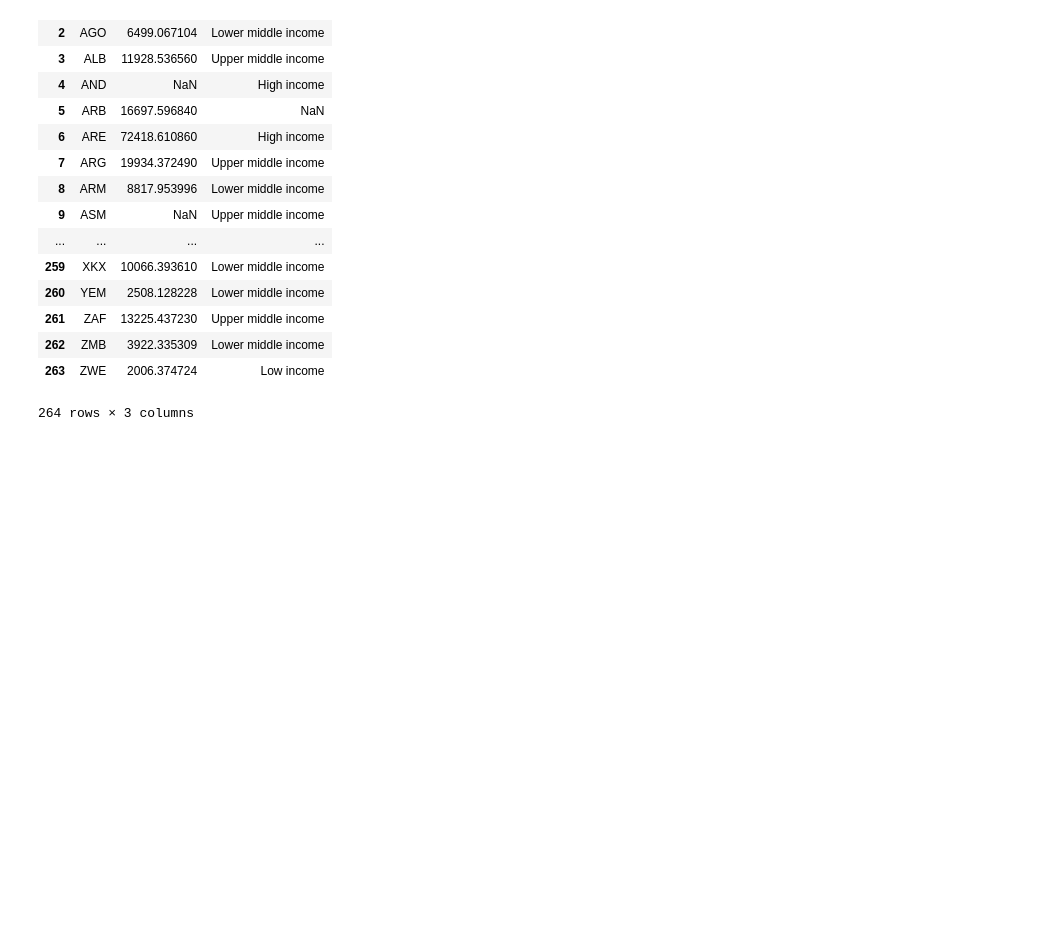
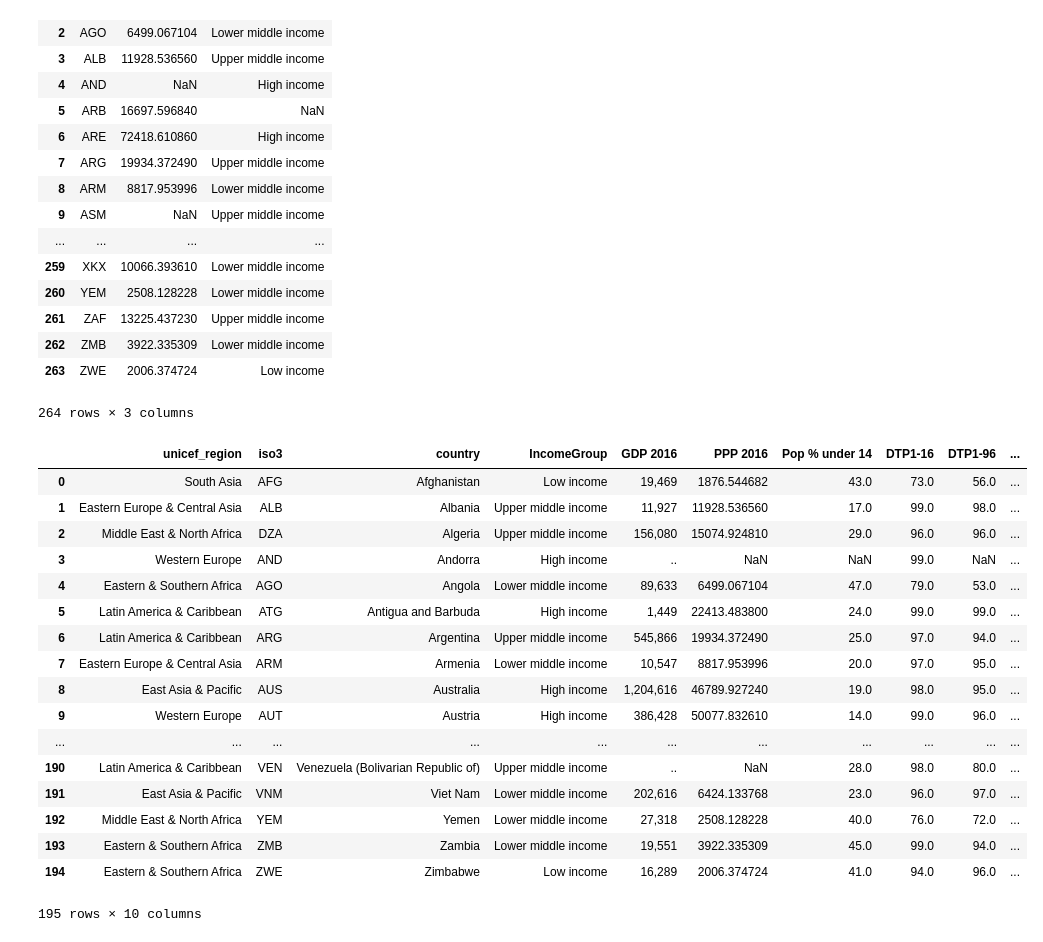
Before and after one commit to isabella232/global-immunization, a Jupyter notebook: notebooks/20170719-bm-merge.ipynb, the cells around one changed output. Saved outputs shown, nothing was run; the diff lists cells and outputs as text; code cells hidden in the pictures; blank space fills up the shorter version.

Commit message:
export final merge

```diff
--- a/notebooks/20170719-bm-merge.ipynb
+++ b/notebooks/20170719-bm-merge.ipynb
@@ -117,3 +117,24 @@ cols = ['unicef_region','iso3','country','IncomeGroup','GDP 2016','PPP 2016','Po
 df_finalMergeClean = df_finalMergeClean[cols]
 
 df_finalMergeClean.to_csv('../data/exports/df_finalMergeClean.csv')
+# %%
+df_finalMergeClean.sort_values('country')
+# %% [output]
+|  | unicef_region | iso3 | country | IncomeGroup | GDP 2016 | PPP 2016 | Pop % under 14 | DTP1-16 | DTP1-96 | ... |
+| 0 | South Asia | AFG | Afghanistan | Low income | 19,469 | 1876.544682 | 43.0 | 73.0 | 56.0 | ... |
+| 1 | Eastern Europe & Central Asia | ALB | Albania | Upper middle income | 11,927 | 11928.536560 | 17.0 | 99.0 | 98.0 | ... |
+| 2 | Middle East & North Africa | DZA | Algeria | Upper middle income | 156,080 | 15074.924810 | 29.0 | 96.0 | 96.0 | ... |
+| 3 | Western Europe | AND | Andorra | High income | .. | NaN | NaN | 99.0 | NaN | ... |
+| 4 | Eastern & Southern Africa | AGO | Angola | Lower middle income | 89,633 | 6499.067104 | 47.0 | 79.0 | 53.0 | ... |
+| 5 | Latin America & Caribbean | ATG | Antigua and Barbuda | High income | 1,449 | 22413.483800 | 24.0 | 99.0 | 99.0 | ... |
+| 6 | Latin America & Caribbean | ARG | Argentina | Upper middle income | 545,866 | 19934.372490 | 25.0 | 97.0 | 94.0 | ... |
+| 7 | Eastern Europe & Central Asia | ARM | Armenia | Lower middle income | 10,547 | 8817.953996 | 20.0 | 97.0 | 95.0 | ... |
+| 8 | East Asia & Pacific | AUS | Australia | High income | 1,204,616 | 46789.927240 | 19.0 | 98.0 | 95.0 | ... |
+| 9 | Western Europe | AUT | Austria | High income | 386,428 | 50077.832610 | 14.0 | 99.0 | 96.0 | ... |
+| ... | ... | ... | ... | ... | ... | ... | ... | ... | ... | ... |
+| 190 | Latin America & Caribbean | VEN | Venezuela (Bolivarian Republic of) | Upper middle income | .. | NaN | 28.0 | 98.0 | 80.0 | ... |
+| 191 | East Asia & Pacific | VNM | Viet Nam | Lower middle income | 202,616 | 6424.133768 | 23.0 | 96.0 | 97.0 | ... |
+| 192 | Middle East & North Africa | YEM | Yemen | Lower middle income | 27,318 | 2508.128228 | 40.0 | 76.0 | 72.0 | ... |
+| 193 | Eastern & Southern Africa | ZMB | Zambia | Lower middle income | 19,551 | 3922.335309 | 45.0 | 99.0 | 94.0 | ... |
+| 194 | Eastern & Southern Africa | ZWE | Zimbabwe | Low income | 16,289 | 2006.374724 | 41.0 | 94.0 | 96.0 | ... |
+195 rows × 10 columns
```
Also changed, not shown: 4 other files.
